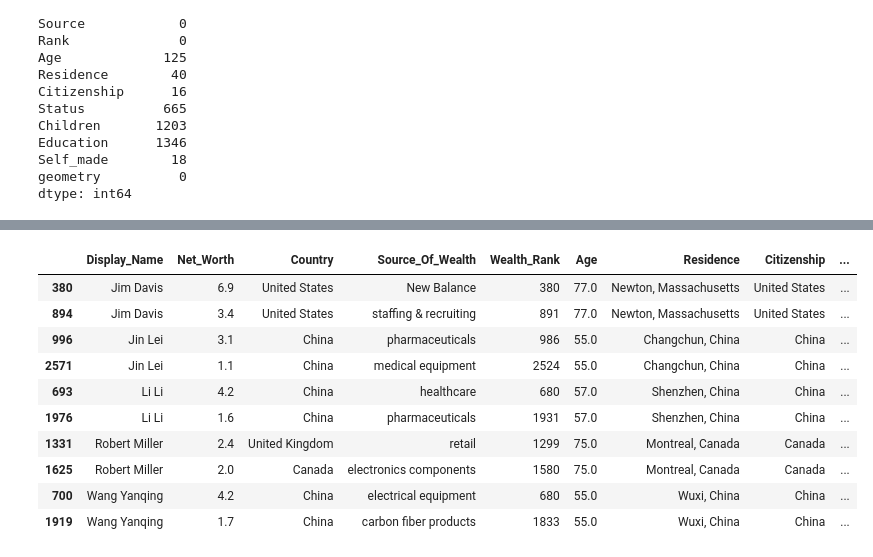
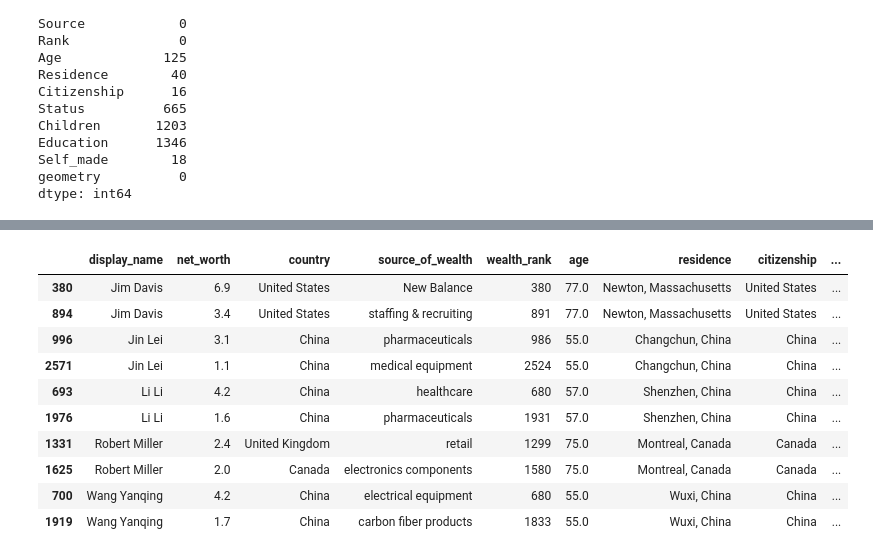
Before and after one commit to asligh/group_project_3, a Jupyter notebook: Billionare.ipynb, the cells around one changed output, grey strips where cells are left out. Drawn from its saved outputs; the diff is of its cells as text; code cells hidden in the pictures.

```diff
--- a/Billionare.ipynb
+++ b/Billionare.ipynb
@@ -101,53 +106,53 @@ silver_billionaire_df.head(2)
 | 1 | Elon Musk | 151.0 | United States | Tesla, SpaceX | 2 | 49.0 | Austin, Texas | United States | ... |
 # %%
 #Create new columns for first name, middle name, and last name
-df1 = pd.DataFrame(columns=['First_Name','Middle_Name','Last_Name','Suffix'])
+df1 = pd.DataFrame(columns=['first_name','middle_name','last_Name','suffix'])
 silver_billionaire_df = silver_billionaire_df.join(df1, how="outer")
 # %%
 #Explode the name column to populate first name, middle name, last name, and suffix where appropriate
 
 for (idx, data_row) in silver_billionaire_df.iterrows():
 
-    name_parts = data_row["Display_Name"].split()
+    name_parts = data_row["display_name"].split()
 
     if len(name_parts) == 2:
 
-        silver_billionaire_df.at[idx,'First_Name'] = name_parts[0]
-        silver_billionaire_df.at[idx,'Last_Name']  = name_parts[1]
+        silver_billionaire_df.at[idx,'first_name'] = name_parts[0]
+        silver_billionaire_df.at[idx,'last_name']  = name_parts[1]
 
     elif len(name_parts) == 3:
 
-        silver_billionaire_df.at[idx,'First_Name']  = name_parts[0]
+        silver_billionaire_df.at[idx,'first_name']  = name_parts[0]
 
         if "," in name_parts[1]:
 
             cleaned_name = name_parts[1].replace(",",'')
             suffix = name_parts[2]
 
-            silver_billionaire_df.at[idx,'First_Name'] = name_parts[0]
-            silver_billionaire_df.at[idx,'Last_Name']  = cleaned_name
-            silver_billionaire_df.at[idx,'Suffix']     = suffix
+            silver_billionaire_df.at[idx,'first_name'] = name_parts[0]
+            silver_billionaire_df.at[idx,'last_name']  = cleaned_name
+            silver_billionaire_df.at[idx,'suffix']     = suffix
 
         else:
-            silver_billionaire_df.at[idx,'First_Name']  = name_parts[0]
-            silver_billionaire_df.at[idx,'Middle_Name'] = name_parts[1]
-            silver_billionaire_df.at[idx,'Last_Name']   = name_parts[2]
+            silver_billionaire_df.at[idx,'first_name']  = name_parts[0]
+            silver_billionaire_df.at[idx,'middle_name'] = name_parts[1]
+            silver_billionaire_df.at[idx,'last_name']   = name_parts[2]
 # %%
 #Create new columns for longitude and latitude
-df1 = pd.DataFrame(columns=['Longitude','Latitude'])
+df1 = pd.DataFrame(columns=['longitude','latitude'])
 silver_billionaire_df = silver_billionaire_df.join(df1, how="outer")
 # %%
 #Pull out latitude and longitude from geometry column to aide future accessibility to those values
 
 for (idx, data_row) in silver_billionaire_df.iterrows():
 
-    point_parts = data_row["Geometry"].split(" ")
+    point_parts = data_row["geometry"].split(" ")
 
     longitude = str(point_parts[1]).replace("(",'') #longitude
     latitude  = str(point_parts[2]).replace(")",'') #latitude
 
-    silver_billionaire_df.at[idx,'Longitude'] = longitude
-    silver_billionaire_df.at[idx,'Latitude']  = latitude
+    silver_billionaire_df.at[idx,'longitude'] = longitude
+    silver_billionaire_df.at[idx,'latitude']  = latitude
 # %%
 silver_billionaire_df.head(2)
 # %% [output]
@@ -177,10 +182,10 @@ silver_billionaire_df.head(2)
                                                                #'Longitude',
                                                                #'Latitude'])
 # %%
-dupes_df = silver_billionaire_df.groupby('Display_Name').filter(lambda x: len(x) > 1).sort_values(by=['Display_Name'])
+dupes_df = silver_billionaire_df.groupby('display_name').filter(lambda x: len(x) > 1).sort_values(by=['display_name'])
 display(dupes_df)
 # %% [output]
-|  | Display_Name | Net_Worth | Country | Source_Of_Wealth | Wealth_Rank | Age | Residence | Citizenship | ... |
+|  | display_name | net_worth | country | source_of_wealth | wealth_rank | age | residence | citizenship | ... |
 | 380 | Jim Davis | 6.9 | United States | New Balance | 380 | 77.0 | Newton, Massachusetts | United States | ... |
 | 894 | Jim Davis | 3.4 | United States | staffing & recruiting | 891 | 77.0 | Newton, Massachusetts | United States | ... |
 | 996 | Jin Lei | 3.1 | China | pharmaceuticals | 986 | 55.0 | Changchun, China | China | ... |
```
Also changed, not shown: parts of 8 cells of this notebook, 1 other file.
